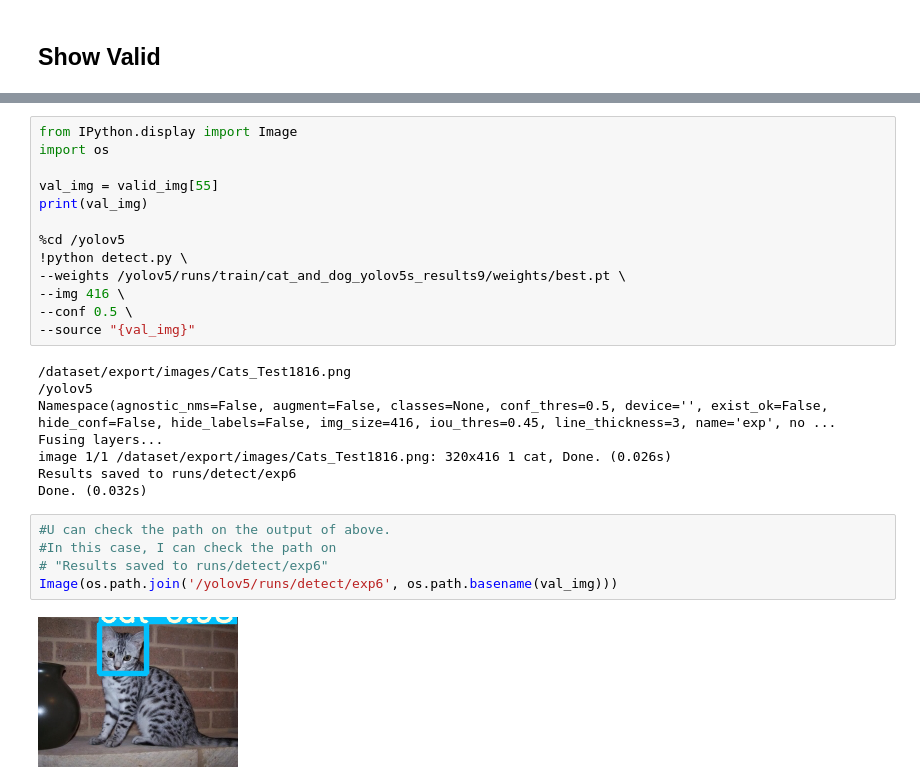
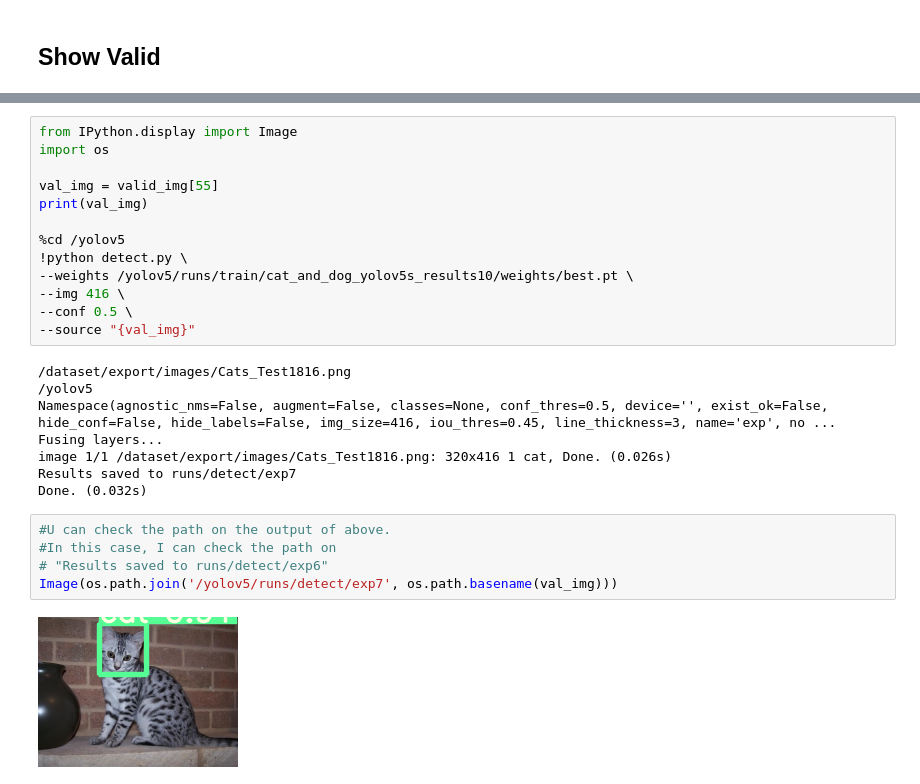
Before and after one commit to 123okk2/Kaggle_Projects, a Jupyter notebook: ObjectDetaction_Dog and Cat Detection/yolo-v5.ipynb, the cells around one changed output, grey strips where cells are left out. Drawn from its saved outputs; the diff is of its cells as text.

```diff
--- a/ObjectDetaction_Dog and Cat Detection/yolo-v5.ipynb
+++ b/ObjectDetaction_Dog and Cat Detection/yolo-v5.ipynb
@@ -243,7 +193,7 @@ print(val_img)
 
 %cd /yolov5
 !python detect.py \
---weights /yolov5/runs/train/cat_and_dog_yolov5s_results9/weights/best.pt \
+--weights /yolov5/runs/train/cat_and_dog_yolov5s_results10/weights/best.pt \
 --img 416 \
 --conf 0.5 \
 --source "{val_img}"
@@ -253,12 +203,12 @@ print(val_img)
 Namespace(agnostic_nms=False, augment=False, classes=None, conf_thres=0.5, device='', exist_ok=False, hide_conf=False, hide_labels=False, img_size=416, iou_thres=0.45, line_thickness=3, name='exp', no ...
 Fusing layers...
 image 1/1 /dataset/export/images/Cats_Test1816.png: 320x416 1 cat, Done. (0.026s)
-Results saved to runs/detect/exp6
+Results saved to runs/detect/exp7
 Done. (0.032s)
 # %%
 #U can check the path on the output of above.
 #In this case, I can check the path on
 # "Results saved to runs/detect/exp6"
-Image(os.path.join('/yolov5/runs/detect/exp6', os.path.basename(val_img)))
+Image(os.path.join('/yolov5/runs/detect/exp7', os.path.basename(val_img)))
 # %% [output]
-[figure, old version]
+[figure, new version]
```
Also changed, not shown: parts of 6 cells of this notebook.
